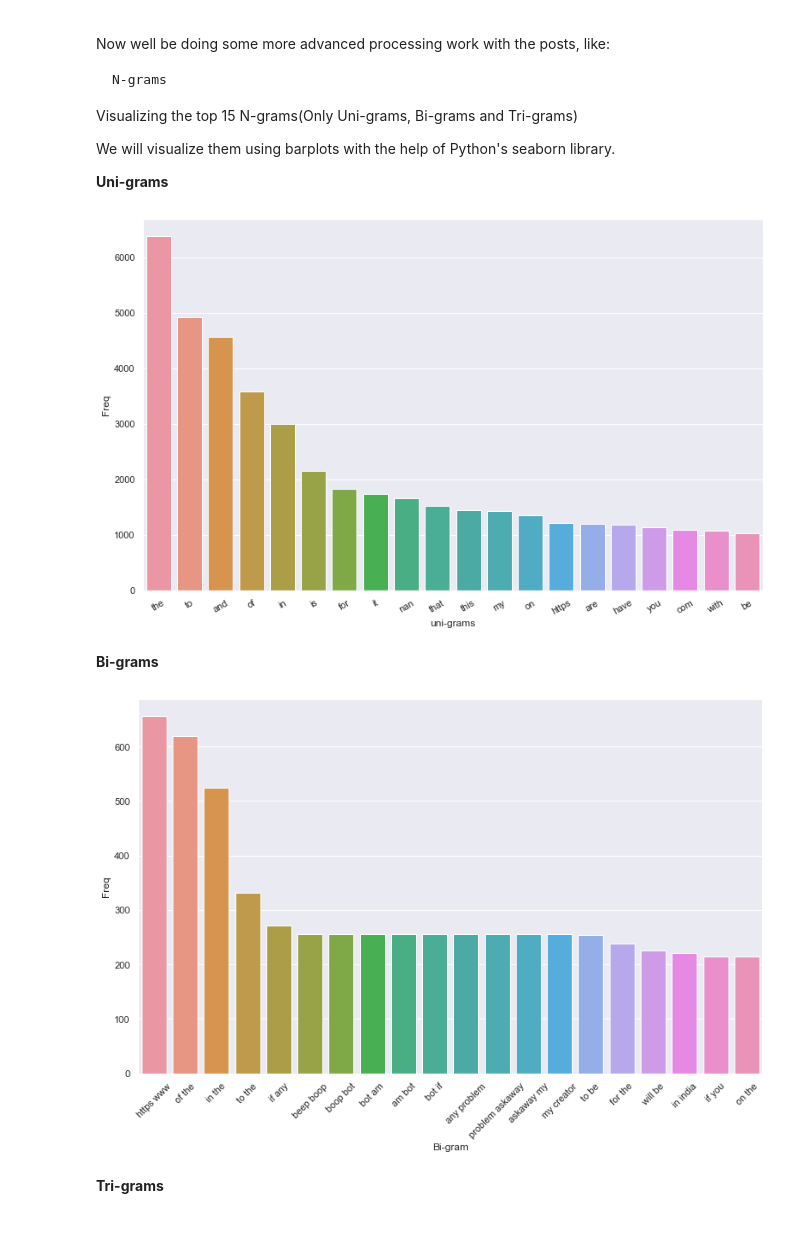
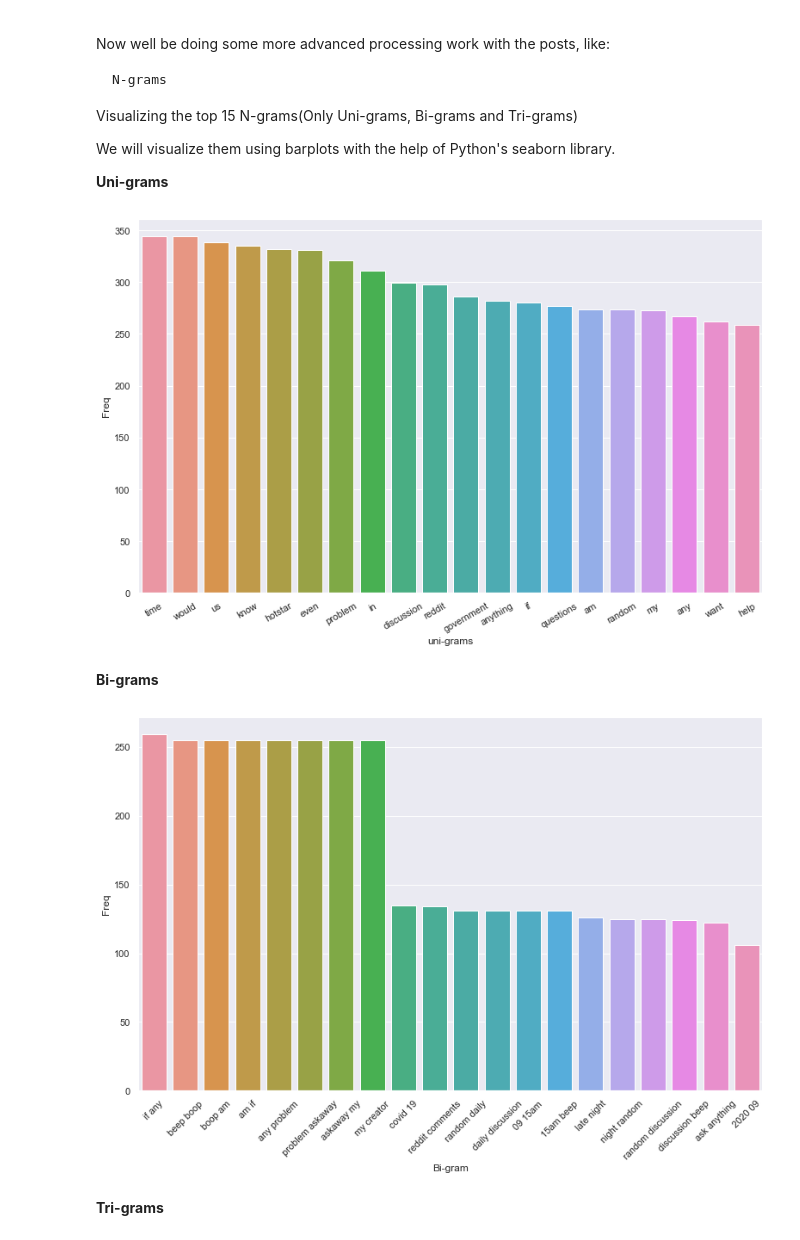
Before and after one commit to azf99/midas-iiitd-internship-challenge-2020, a Jupyter notebook: Part 2- Exploratory Data Analysis.ipynb, the cells around one changed output. Saved outputs shown, nothing was run; the diff lists cells and outputs as text; code cells hidden in the pictures.

```diff
--- a/Part 2- Exploratory Data Analysis.ipynb
+++ b/Part 2- Exploratory Data Analysis.ipynb
@@ -1,29 +1,6 @@
 # %%
 '''
 TODO
-
-Use string.punctuation
-Include title and body in the final model corpus
-and analyse that
-
-most active user
-per flair
-
-average length per flair
-
-no of posts per day
-
-avg score per flair
-
-highesst scored users
-
-most popuar flair(in terms of score and posts)
-
-same of the above for comments
-
-posts with time
-
-# most active time for each flair
 
 most popular words per flair
 
@@ -41,7 +18,7 @@ import seaborn as sns
 import datetime as dt
 plt.style.use("ggplot")
 #sns.set()
-plt.rcParams['figure.figsize'] = (16.0, 10.0)
+plt.rcParams['figure.figsize'] = (16, 10)
 
 df = pd.read_csv("data/data.csv")
 df["body"] = df["body"].astype(str)
@@ -94,7 +71,7 @@ dtype: int64
 First of all, we'll start by converting the date to a standard format, from the timestammp of each post
 # %%
 def get_date(created):
-    return dt.datetime.fromtimestamp(created)
+    return dt.datetime.fromtimestamp(created).date()
 
 df["created"] = df["created"].apply(get_date)
 # %% [markdown]
@@ -345,30 +346,30 @@ We will visualize them using barplots with the help of Python's seaborn library.
 # %%
 from sklearn.feature_extraction.text import CountVectorizer
 import re
 #Most frequently occuring words
-arr=list(df['body'])
+arr=list(df['corpus'])
 
 def get_top_n_words(arr, n=None):
     vec = CountVectorizer().fit(arr)
     bag_of_words = vec.transform(arr)
     sum_words = bag_of_words.sum(axis=0)
     words_freq = [(word, sum_words[0, idx]) for word, idx in vec.vocabulary_.items()]
     words_freq =sorted(words_freq, key = lambda x: x[1], reverse=True)
     return words_freq[:n]
 
 #Convert most freq words to dataframe for plotting bar plot
 top_words = get_top_n_words(arr, n=20)
 top_df = pd.DataFrame(top_words)
 top_df.columns=["uni-grams", "Freq"]
 #print(top_df)
 
 #Now visualizing the barplot
 sns.set(rc={'figure.figsize':(13,8)})
 g = sns.barplot(x="uni-grams", y="Freq", data=top_df)
 g.set_xticklabels(g.get_xticklabels(), rotation=30)
 plt.show()
 # %% [output]
-[figure, old version]
+[figure, new version]
 # %% [markdown]
 **Bi-grams**
 # %%
@@ -393,7 +394,7 @@ h=sns.barplot(x="Bi-gram", y="Freq", data=top2_df)
 h.set_xticklabels(h.get_xticklabels(), rotation=45)
 plt.show()
 # %% [output]
-[figure, old version]
+[figure, new version]
 # %% [markdown]
 **Tri-grams**
 # %%
```
Also changed, not shown: parts of 10 cells of this notebook, 8 other files.
